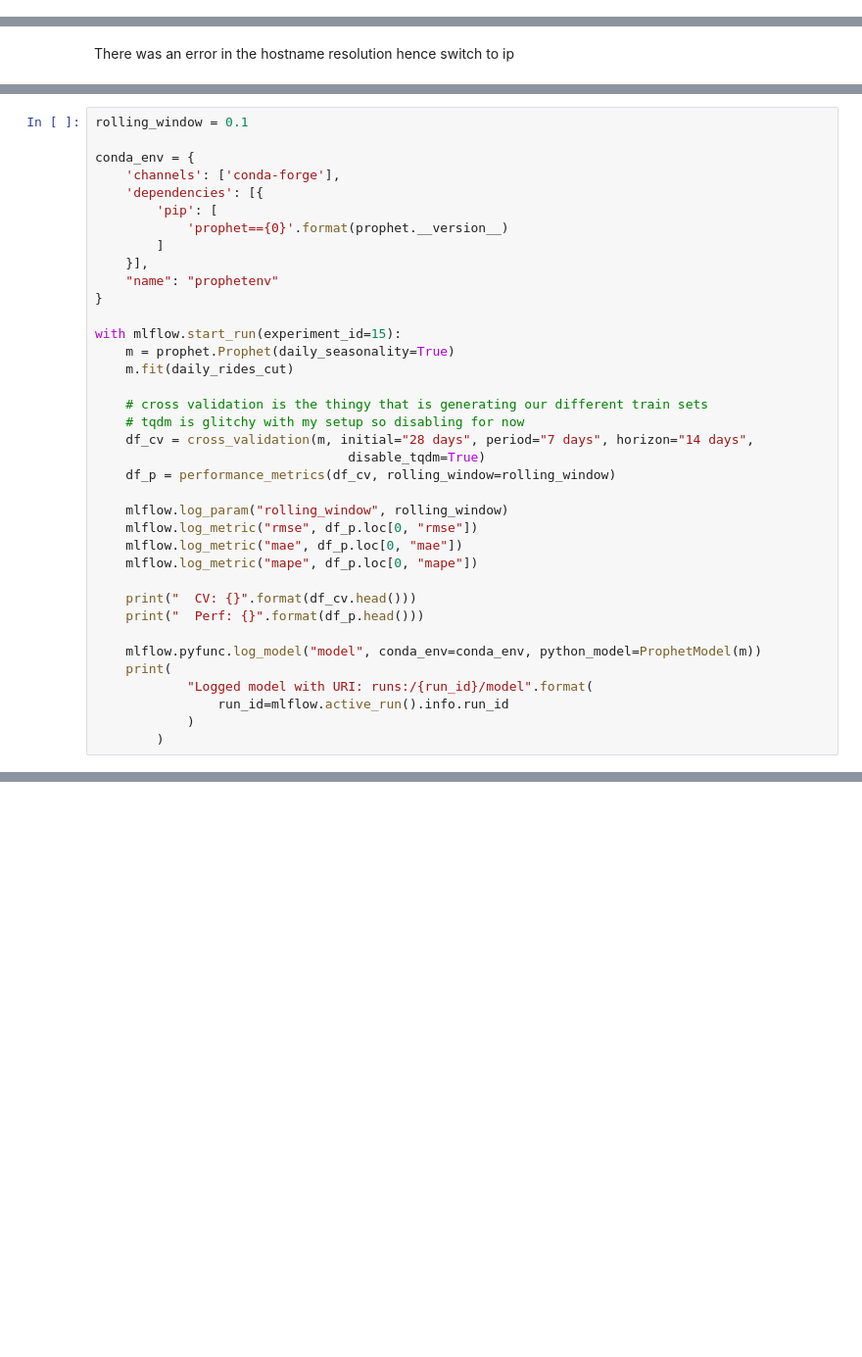
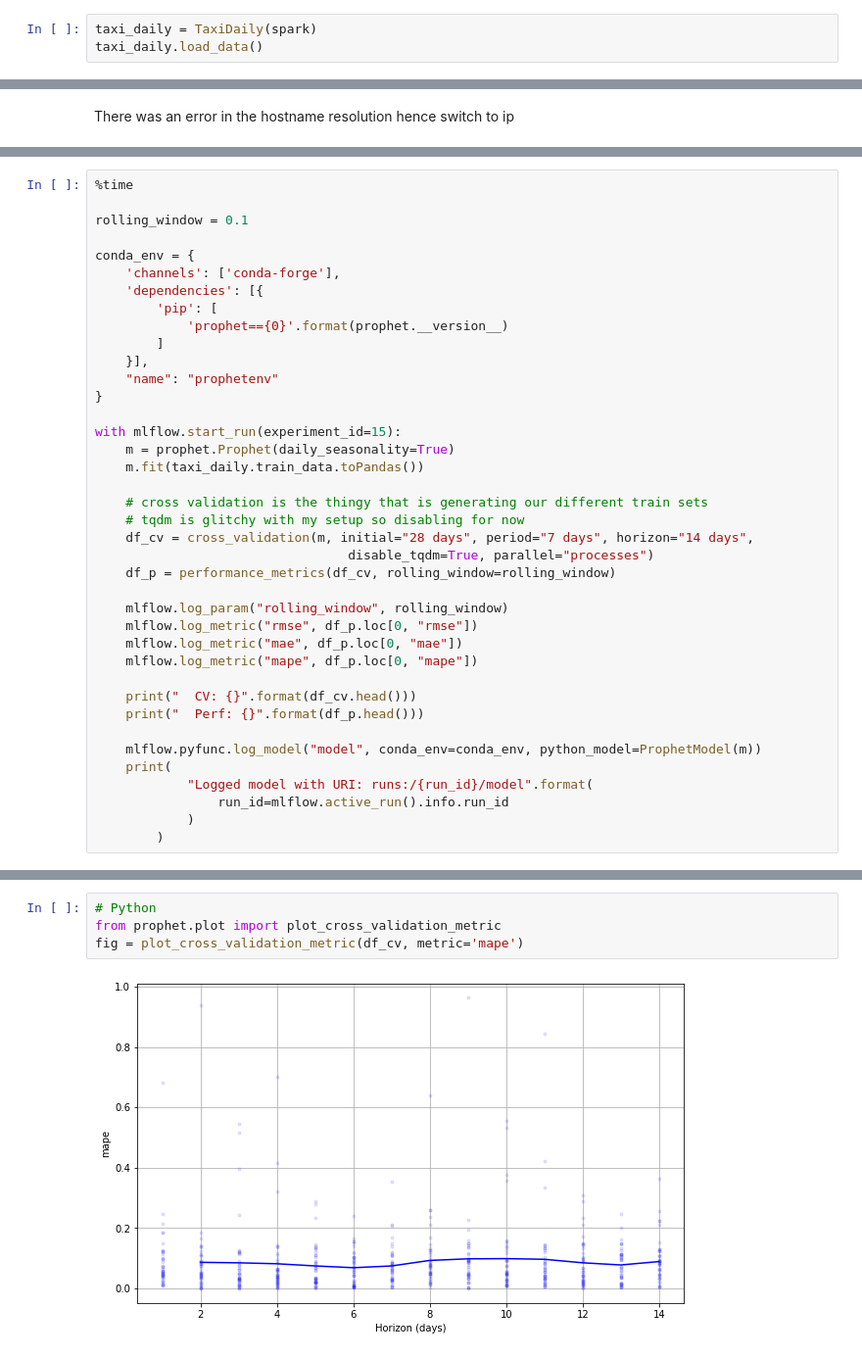
Before and after one commit to Data-drone/timeseries_mlflow, a Jupyter notebook: TimeSeries Forecast.ipynb, the cells around one changed output, grey strips where cells are left out. Shown: that part at 98% size. Drawn from its saved outputs; the diff is of its cells as text; blank space fills up the shorter version.

```diff
--- a/TimeSeries Forecast.ipynb
+++ b/TimeSeries Forecast.ipynb
@@ -111,0 +66,3 @@ daily_rides_cut = (daily_totals.select(F.col("pickup_date").alias("ds"),
+# %%
+taxi_daily = TaxiDaily(spark)
+taxi_daily.load_data()
@@ -183,4 +169,6 @@ class ProphetModel(mlflow.pyfunc.PythonModel):
 # %%
+%time
+
 rolling_window = 0.1
 
 conda_env = {
@@ -195,12 +183,12 @@ conda_env = {
 
 with mlflow.start_run(experiment_id=15):
     m = prophet.Prophet(daily_seasonality=True)
-    m.fit(daily_rides_cut)
+    m.fit(taxi_daily.train_data.toPandas())
 
     # cross validation is the thingy that is generating our different train sets
     # tqdm is glitchy with my setup so disabling for now
     df_cv = cross_validation(m, initial="28 days", period="7 days", horizon="14 days",
-                                 disable_tqdm=True)
+                                 disable_tqdm=True, parallel="processes")
     df_p = performance_metrics(df_cv, rolling_window=rolling_window)
 
     mlflow.log_param("rolling_window", rolling_window)
@@ -225,0 +233,6 @@ fig1 = m.plot(forecast)
+# %%
+# Python
+from prophet.plot import plot_cross_validation_metric
+fig = plot_cross_validation_metric(df_cv, metric='mape')
+# %% [output]
+[figure, added]
```
Also changed, not shown: parts of 39 cells of this notebook, 3 other files.
